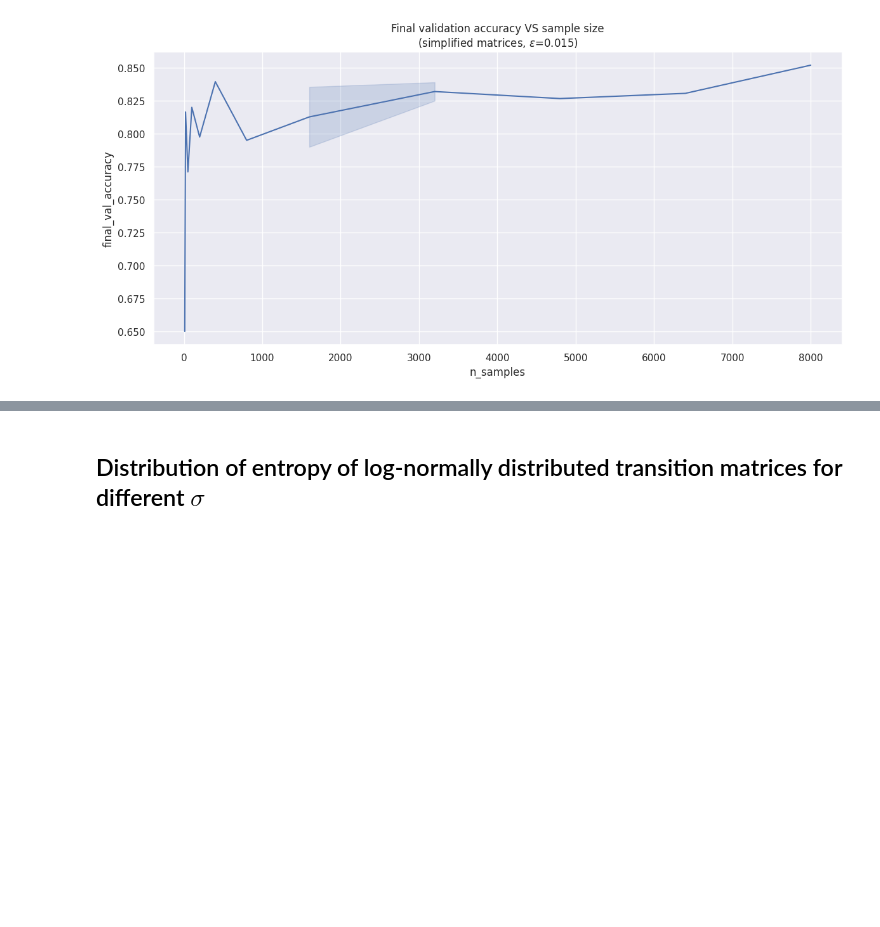
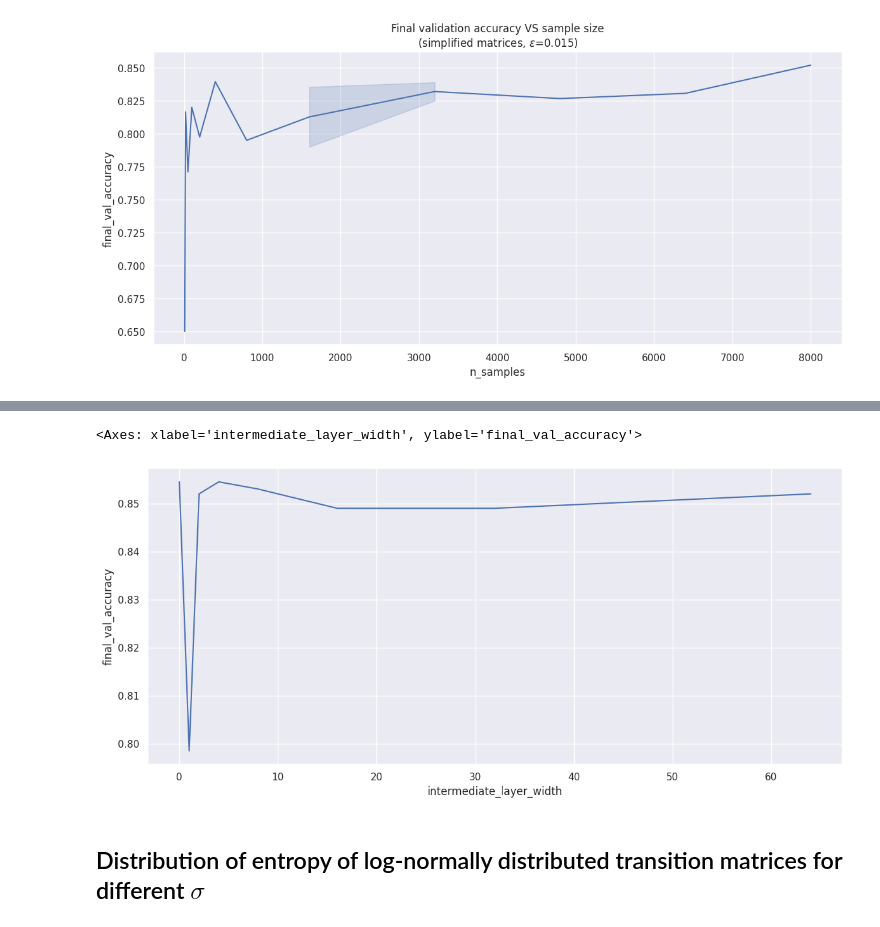
Before and after one commit to emanuele-moscato/tree-language, a Jupyter notebook: notebooks/nn_root_inference.ipynb, the cells around one changed output, grey strips where cells are left out. Saved outputs shown, nothing was run; the diff lists cells and outputs as text; code cells hidden in the pictures; blank space fills up the shorter version.

```diff
--- a/notebooks/nn_root_inference.ipynb
+++ b/notebooks/nn_root_inference.ipynb
@@ -444,3 +454,20 @@ Text(0.5, 1.0, 'Final validation accuracy VS sample size\n(simplified matrices,
+# %%
+experiment_catalog['intermediate_layer_width'] = experiment_catalog['dims'].apply(lambda l: l[1] if len(l) == 3 else 0)
+
+fig = plt.figure(figsize=(14, 6))
+
+sns.lineplot(
+    data=experiment_catalog[
+        (experiment_catalog['matrix_type'] == 'simplified')
+        & (experiment_catalog['eps'] == 0.015)
+        & (experiment_catalog['n_samples'] == 8000)
+    ],
+    x='intermediate_layer_width',
+    y='final_val_accuracy'
+)
+# %% [output]
+<Axes: xlabel='intermediate_layer_width', ylabel='final_val_accuracy'>
+[figure, added]
 # %% [markdown]
 ## Distribution of entropy of log-normally distributed transition matrices for different $\sigma$
 # %%
```
Also changed, not shown: parts of 8 cells of this notebook, 2 other files.
